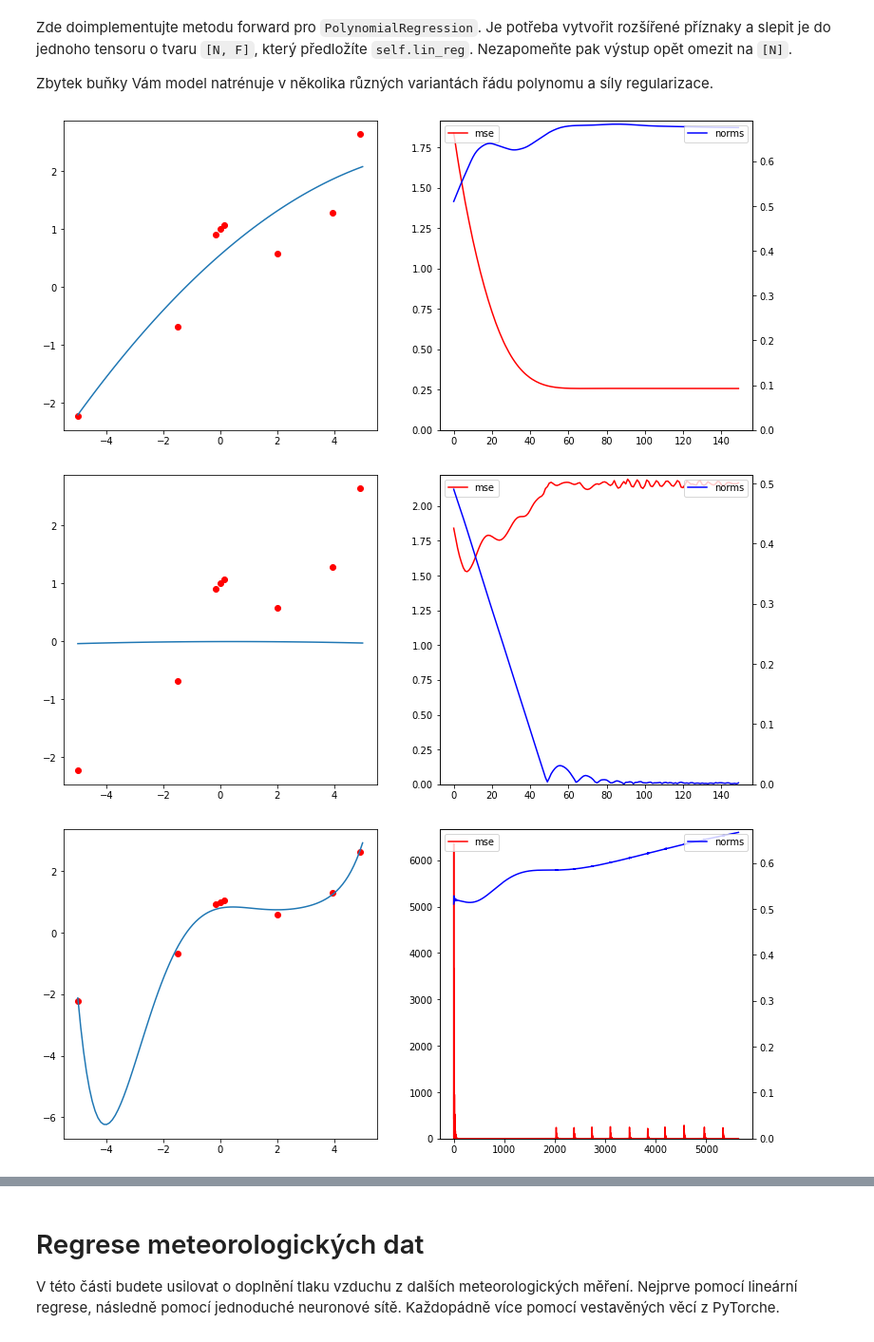
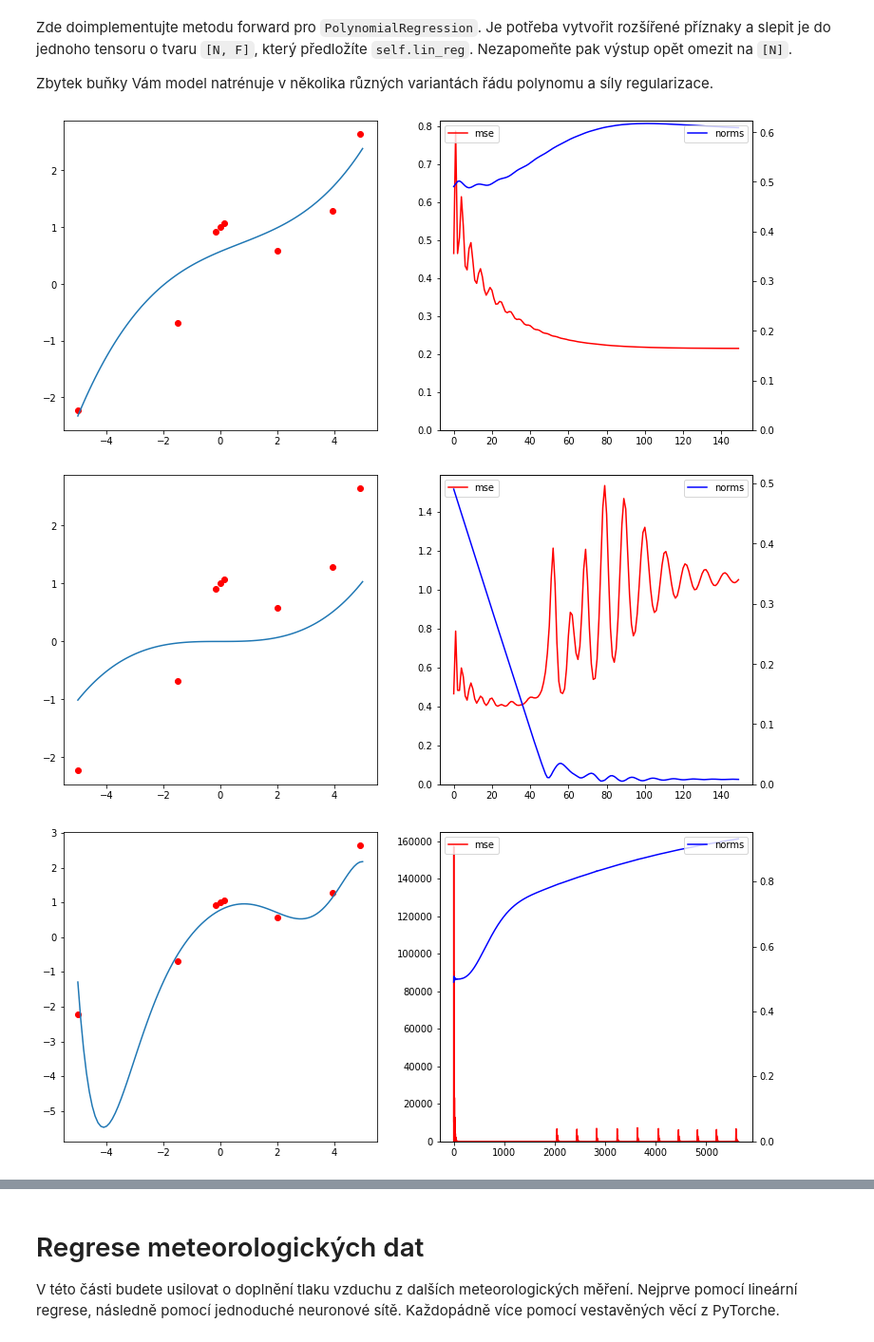
Before and after one commit to Filda99/FIT-SUI, a Jupyter notebook: proj3/xluner01.ipynb, the cells around one changed output, grey strips where cells are left out. Shown at 95% size. Drawn from its saved outputs; the diff is of its cells as text; code cells hidden in the pictures.

```diff
--- a/proj3/xluner01.ipynb
+++ b/proj3/xluner01.ipynb
@@ -257,35 +257,35 @@ class PolynomialRegression1D(torch.nn.Module):
         self.lin_reg = LinearRegression(order)                                      # tvorba instance tridy LinearRegression s parametrem urcuji stupen polynomu
 
     def forward(self, x):                                                           # na vstup dostaneme vektor x, ktery chceme predikovat
         x = x.squeeze()                                                             # odstranime 1 dimenzi (abychom z 2D tensoru dostali 1D tensor)
         # zdroj: https://colab.research.google.com/drive/1cHv9lB3cUWjyFrTQXiXtOWgxETFLXeQW?usp=sharing
         poly_features = torch.zeros(x.shape[0], self.order, dtype=torch.float32)    # vytvorime matici, ktera bude obsahovat hodnoty x^0, x^1, x^2, ...
-        for p in range(self.order):
-            poly_features[:, p] = torch.pow(x, p)                                   # naplnime matici hodnotami x^0, x^1, x^2, ...
+        for p in range(1, self.order+1):
+            poly_features[:, p-1] = torch.pow(x, p)                                   # naplnime matici hodnotami x^0, x^1, x^2, ...
         x = self.lin_reg(poly_features)                                             # pouzijeme linearni regresi pro predikci
         return x
 
     def l2_norm(self):
         return self.lin_reg.l2_norm()
 
 def run_polynomial_regr(order, l2_beta):
     model = PolynomialRegression1D(order)
 
     losses, norms = train_regression_model(
         model,
         MSE_with_regression(l2_beta),
         torch.optim.Adam(model.parameters(), 1e-2),
         data,
         ts,
         nb_steps= 50 + int(100*(order-2)**2.5)
     )
     plot_training_result(model, losses, norms)
 
 run_polynomial_regr(3, 1e-3)
 run_polynomial_regr(3, 1e+2)
 run_polynomial_regr(7, 1e-1)
 run_polynomial_regr(7, 1e+3)
 # %% [output]
-[figure, old version]
+[figure, new version]
-[figure, old version]
+[figure, new version]
-[figure, old version]
+[figure, new version]
```
Also changed, not shown: parts of 3 cells of this notebook.
